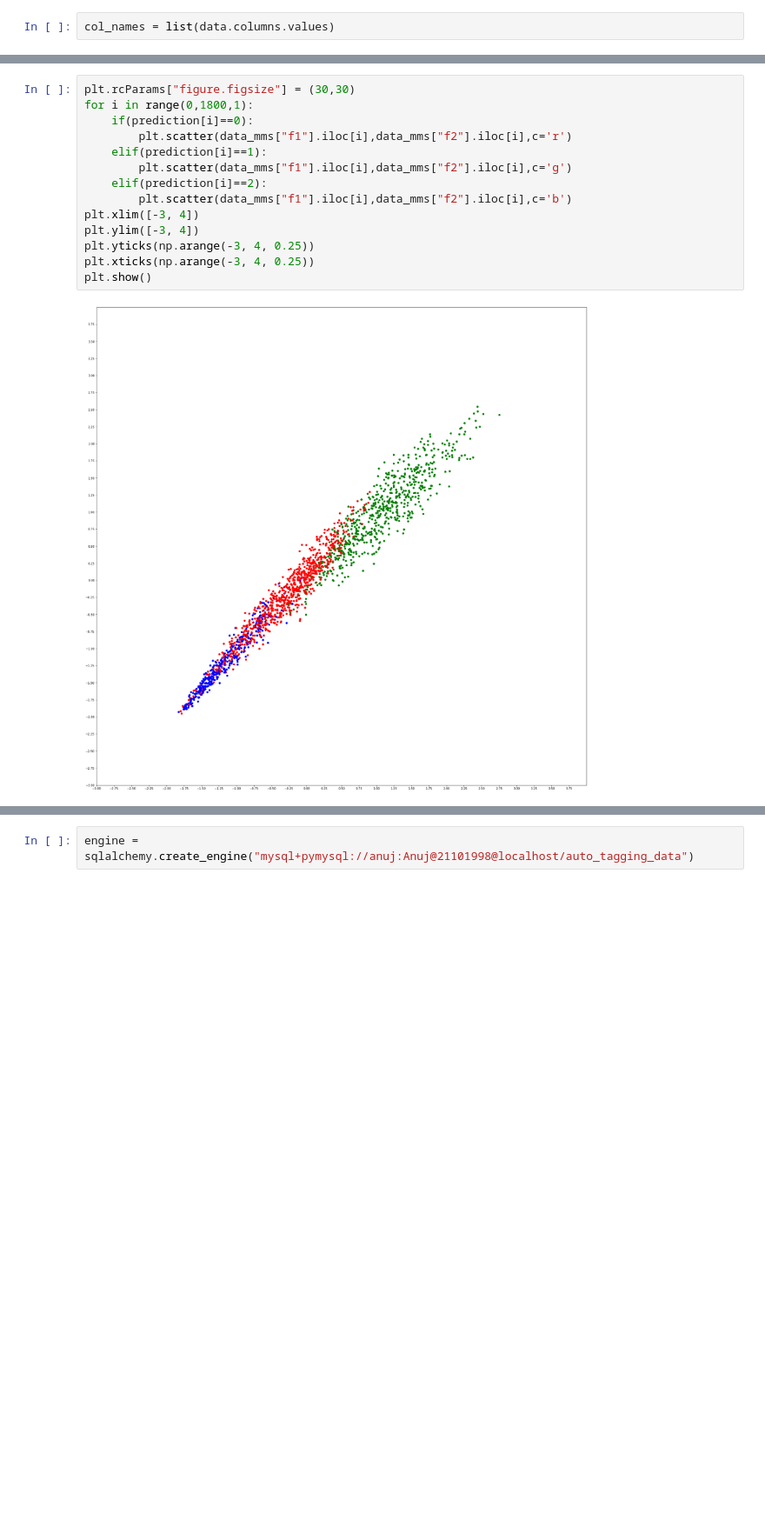
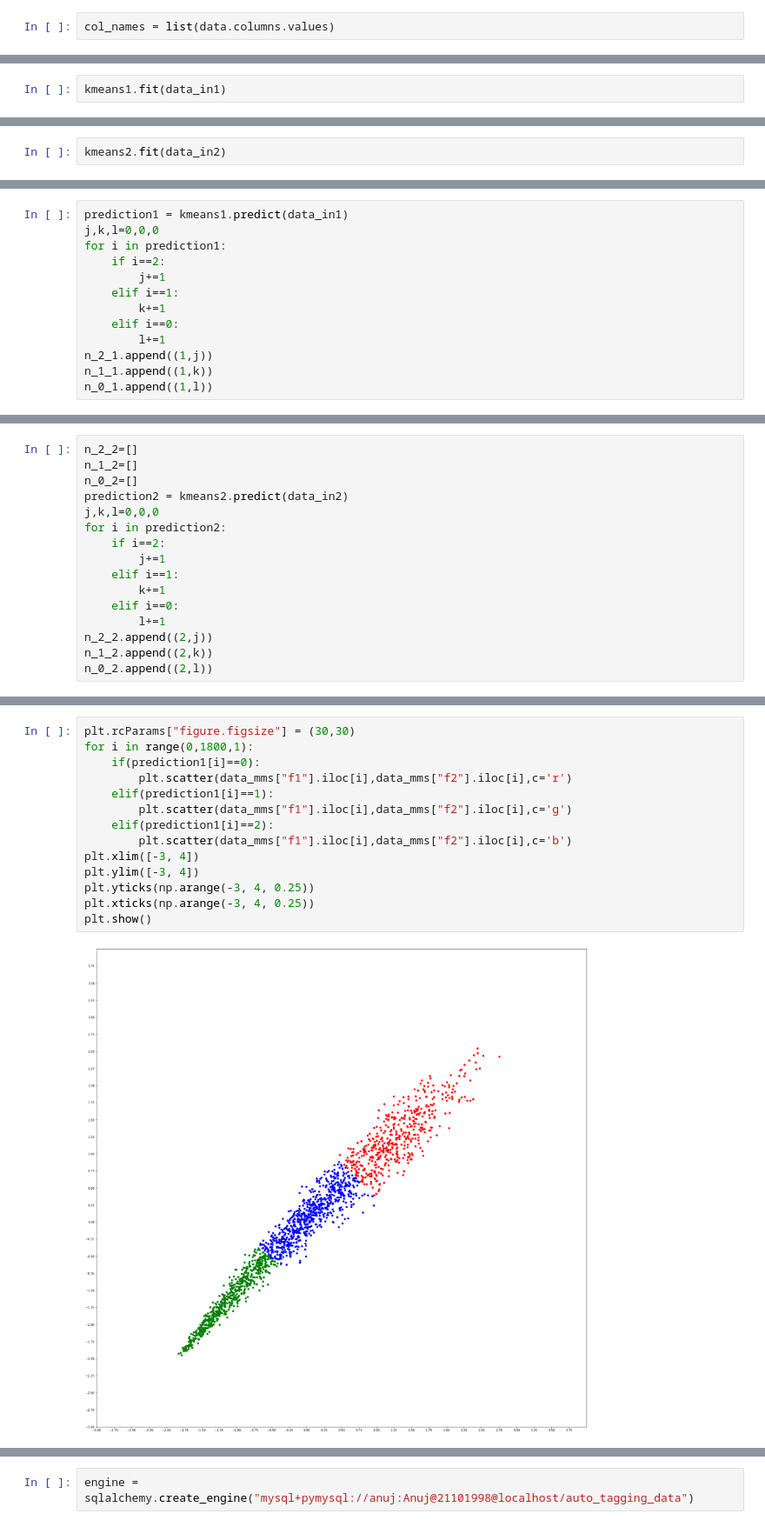
Before and after one commit to anuj2110/Auto-Tagging-Algorithm-Personal, a Jupyter notebook: MODEL1.ipynb, the cells around one changed output, grey strips where cells are left out. Shown: that part at 87% size. Drawn from its saved outputs; the diff is of its cells as text; blank space fills up the shorter version.

```diff
--- a/MODEL1.ipynb
+++ b/MODEL1.ipynb
@@ -105,0 +99,2 @@ pca_2d = pca.transform(data)
+# %%
+kmeans1.fit(data_in1)
@@ -105,0 +105,2 @@ pca_2d = pca.transform(data)
+# %%
+kmeans2.fit(data_in2)
@@ -105,0 +111,13 @@ pca_2d = pca.transform(data)
+# %%
+prediction1 = kmeans1.predict(data_in1)
+j,k,l=0,0,0
+for i in prediction1:
+    if i==2:
+        j+=1
+    elif i==1:
+        k+=1
+    elif i==0:
+        l+=1
+n_2_1.append((1,j))
+n_1_1.append((1,k))
+n_0_1.append((1,l))
@@ -105,0 +128,16 @@ pca_2d = pca.transform(data)
+# %%
+n_2_2=[]
+n_1_2=[]
+n_0_2=[]
+prediction2 = kmeans2.predict(data_in2)
+j,k,l=0,0,0
+for i in prediction2:
+    if i==2:
+        j+=1
+    elif i==1:
+        k+=1
+    elif i==0:
+        l+=1
+n_2_2.append((2,j))
+n_1_2.append((2,k))
+n_0_2.append((2,l))
@@ -106,16 +148,16 @@ pca_2d = pca.transform(data)
 # %%
 plt.rcParams["figure.figsize"] = (30,30)
 for i in range(0,1800,1):
-    if(prediction[i]==0):
+    if(prediction1[i]==0):
         plt.scatter(data_mms["f1"].iloc[i],data_mms["f2"].iloc[i],c='r')
-    elif(prediction[i]==1):
+    elif(prediction1[i]==1):
         plt.scatter(data_mms["f1"].iloc[i],data_mms["f2"].iloc[i],c='g')
-    elif(prediction[i]==2):
+    elif(prediction1[i]==2):
         plt.scatter(data_mms["f1"].iloc[i],data_mms["f2"].iloc[i],c='b')
 plt.xlim([-3, 4])
 plt.ylim([-3, 4])
 plt.yticks(np.arange(-3, 4, 0.25))
 plt.xticks(np.arange(-3, 4, 0.25))
 plt.show()
 # %% [output]
-[figure, old version]
+[figure, new version]
```
Also changed, not shown: parts of 50 cells of this notebook.
